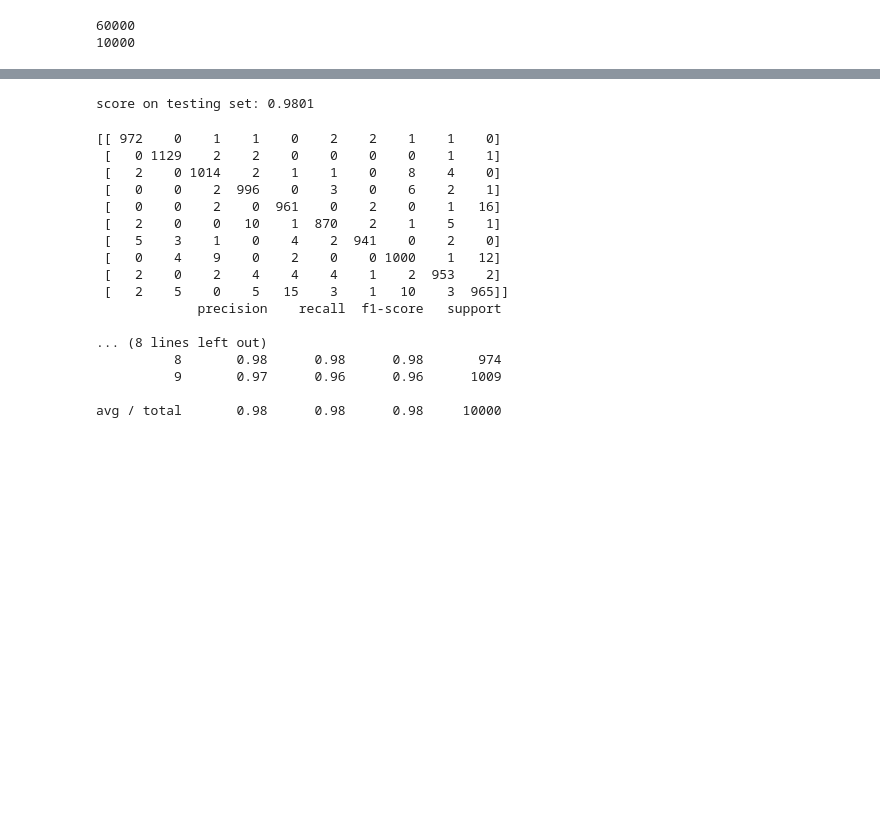
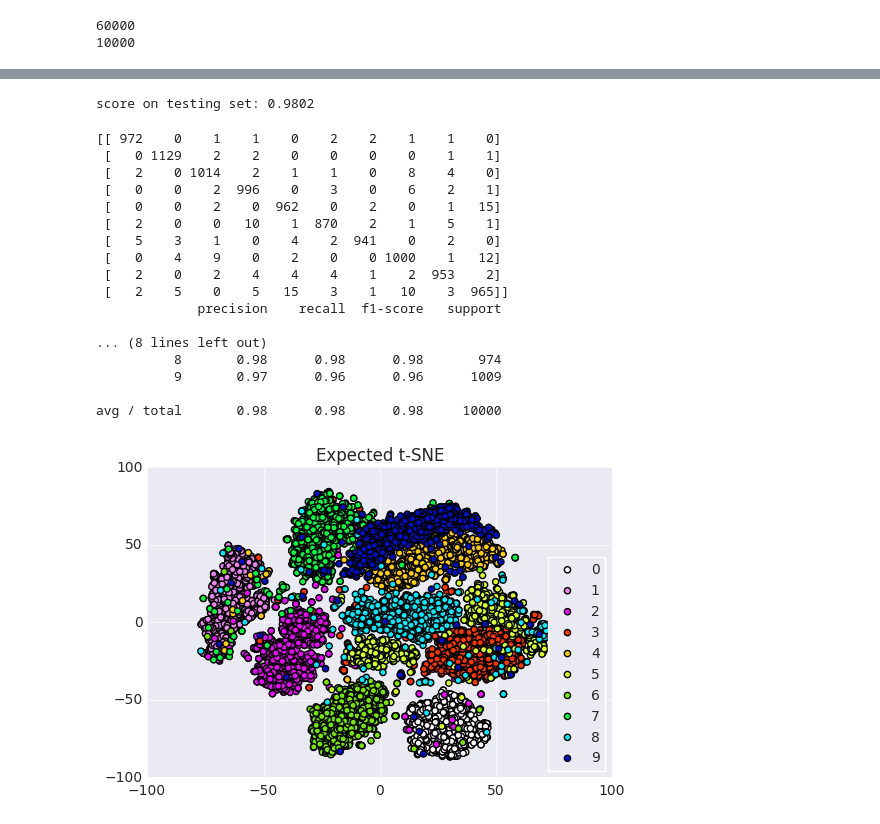
Before and after one commit to peter0749/Multimedia-Content-Analysis, a Jupyter notebook: mnist/mnist.ipynb, the cells around one changed output, grey strips where cells are left out. Cells and saved outputs as stored; diff of their text form; code cells hidden in the pictures; blank space fills up the shorter version.

Commit message:
Visualization with t-SNE

```diff
--- a/mnist/mnist.ipynb
+++ b/mnist/mnist.ipynb
@@ -20,7 +19,7 @@ def reader(path):
                 index, value = v.split(':')
                 img[int(index)] = float(value) / 255.
             data_img.append(img)
-            data_label.append(label)
+            data_label.append(int(label))
     return np.array(data_img), np.array(data_label)
 # %%
 training_img, training_label = reader(train_path)
@@ -49,12 +48,13 @@ SVC(C=1.0, cache_size=200, class_weight=None, coef0=0.0,
   max_iter=-1, probability=False, random_state=None, shrinking=True,
   tol=0.001, verbose=True)
 # %%
-mean_score_on_testing_set = clf.score(pca.transform(testing_img), testing_label)
+reduced_testing_img = pca.transform(testing_img)
+mean_score_on_testing_set = clf.score(reduced_testing_img, testing_label)
 print 'score on testing set:', mean_score_on_testing_set
 # %% [output]
-score on testing set: 0.9801
+score on testing set: 0.9802
 # %%
-predicted = clf.predict(pca.transform(testing_img))
+predicted = clf.predict(reduced_testing_img)
 confusion_metrix = skl.metrics.confusion_matrix(testing_label, predicted)
 print confusion_metrix
 inclass_precision = skl.metrics.classification_report(testing_label, predicted)
@@ -64,7 +64,7 @@ print inclass_precision
  [   0 1129    2    2    0    0    0    0    1    1]
  [   2    0 1014    2    1    1    0    8    4    0]
  [   0    0    2  996    0    3    0    6    2    1]
- [   0    0    2    0  961    0    2    0    1   16]
+ [   0    0    2    0  962    0    2    0    1   15]
  [   2    0    0   10    1  870    2    1    5    1]
  [   5    3    1    0    4    2  941    0    2    0]
  [   0    4    9    0    2    0    0 1000    1   12]
@@ -77,3 +77,26 @@ print inclass_precision
           9       0.97      0.96      0.96      1009
 
 avg / total       0.98      0.98      0.98     10000
+# %%
+import matplotlib.pyplot as plt
+import seaborn as sns
+sns.set_style('darkgrid')
+
+def plot_embedding(x_emb,y,n,title=''):
+    cmap = plt.cm.gist_ncar_r
+    ax = plt.subplot()
+    for l in xrange(n):
+        points = x_emb[y==l,:]
+        ax.scatter(points[:,0], points[:,1], label=l, c=cmap(float(l)/float(n)))
+    ax.legend(loc='lower right', frameon=True, prop={'size': 10})
+    ax.set_title(title)
+    plt.show()
+# %%
+from sklearn.manifold import TSNE as tSNE
+
+tsne = tSNE(n_components=2)
+emb_testing_img = tsne.fit_transform(testing_img)
+# %%
+plot_embedding(emb_testing_img, testing_label, 10, 'Expected t-SNE')
+# %% [output]
+[figure, added]
```
Also changed, not shown: parts of 4 cells of this notebook.
